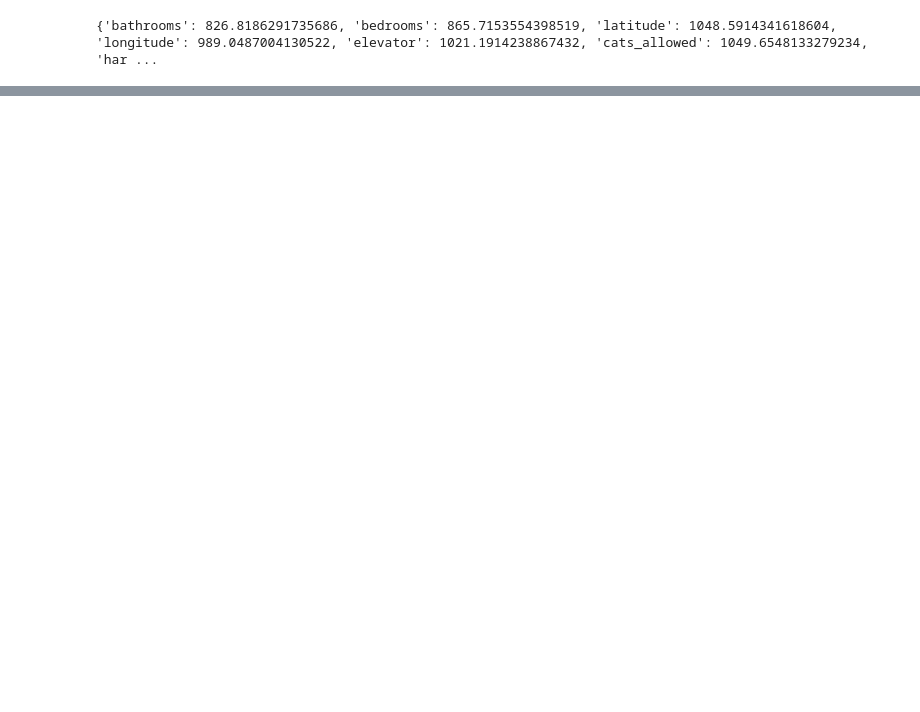
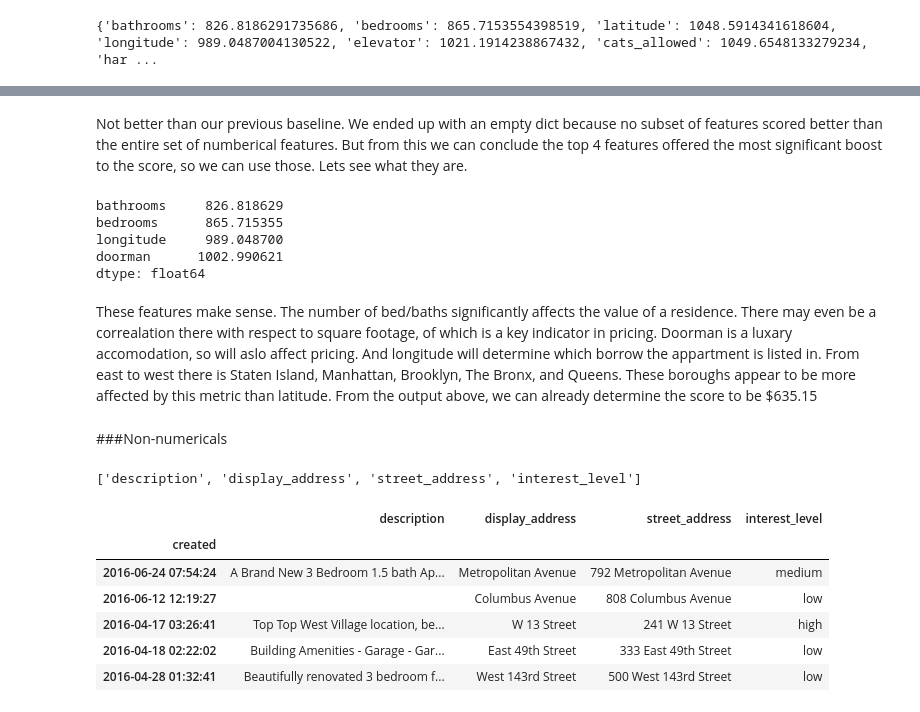
Before and after one commit to LambdaSchool/DEPRECATED-DS-Unit-2-Linear-Models, a Jupyter notebook: Doing_Linear_Regression.ipynb, the cells around one changed output, grey strips where cells are left out. Cells and saved outputs as stored; diff of their text form; code cells hidden in the pictures; blank space fills up the shorter version.

```diff
--- a/Doing_Linear_Regression.ipynb
+++ b/Doing_Linear_Regression.ipynb
@@ -123,0 +185,30 @@ TypeError: ignored
+# %% [markdown]
+Not better than our previous baseline. We ended up with an empty dict because no subset of features scored better than the entire set of numberical features. But from this we can conclude the top 4 features offered the most significant boost to the score, so we can use those. Lets see what they are.
+# %%
+impact_table.head(4)
+# %% [output]
+bathrooms     826.818629
+bedrooms      865.715355
+longitude     989.048700
+doorman      1002.990621
+dtype: float64
+# %% [markdown]
+These features make sense. The number of bed/baths significantly affects the value of a residence. There may even be a correalation there with respect to square footage, of which is a key indicator in pricing. Doorman is a luxary accomodation, so will aslo affect pricing. And longitude will determine which borrow the appartment is listed in. From east to west there is Staten Island, Manhattan, Brooklyn, The Bronx, and Queens. These boroughs appear to be more affected by this metric than latitude.  From the output above, we can already determine the score to be $635.15
+# %% [markdown]
+###Non-numericals
+# %%
+#extract and look at objects in df
+features = list(df.dtypes[df.dtypes == 'object'].index)
+features
+# %% [output]
+['description', 'display_address', 'street_address', 'interest_level']
+# %%
+df[features].head()
+# %% [output]
+|  | description | display_address | street_address | interest_level |
+| created |  |  |  |  |
+| 2016-06-24 07:54:24 | A Brand New 3 Bedroom 1.5 bath Ap... | Metropolitan Avenue | 792 Metropolitan Avenue | medium |
+| 2016-06-12 12:19:27 |  | Columbus Avenue | 808 Columbus Avenue | low |
+| 2016-04-17 03:26:41 | Top Top West Village location, be... | W 13 Street | 241 W 13 Street | high |
+| 2016-04-18 02:22:02 | Building Amenities - Garage - Gar... | East 49th Street | 333 East 49th Street | low |
+| 2016-04-28 01:32:41 | Beautifully renovated 3 bedroom f... | West 143rd Street | 500 West 143rd Street | low |
```
Also changed, not shown: parts of 50 cells of this notebook.
